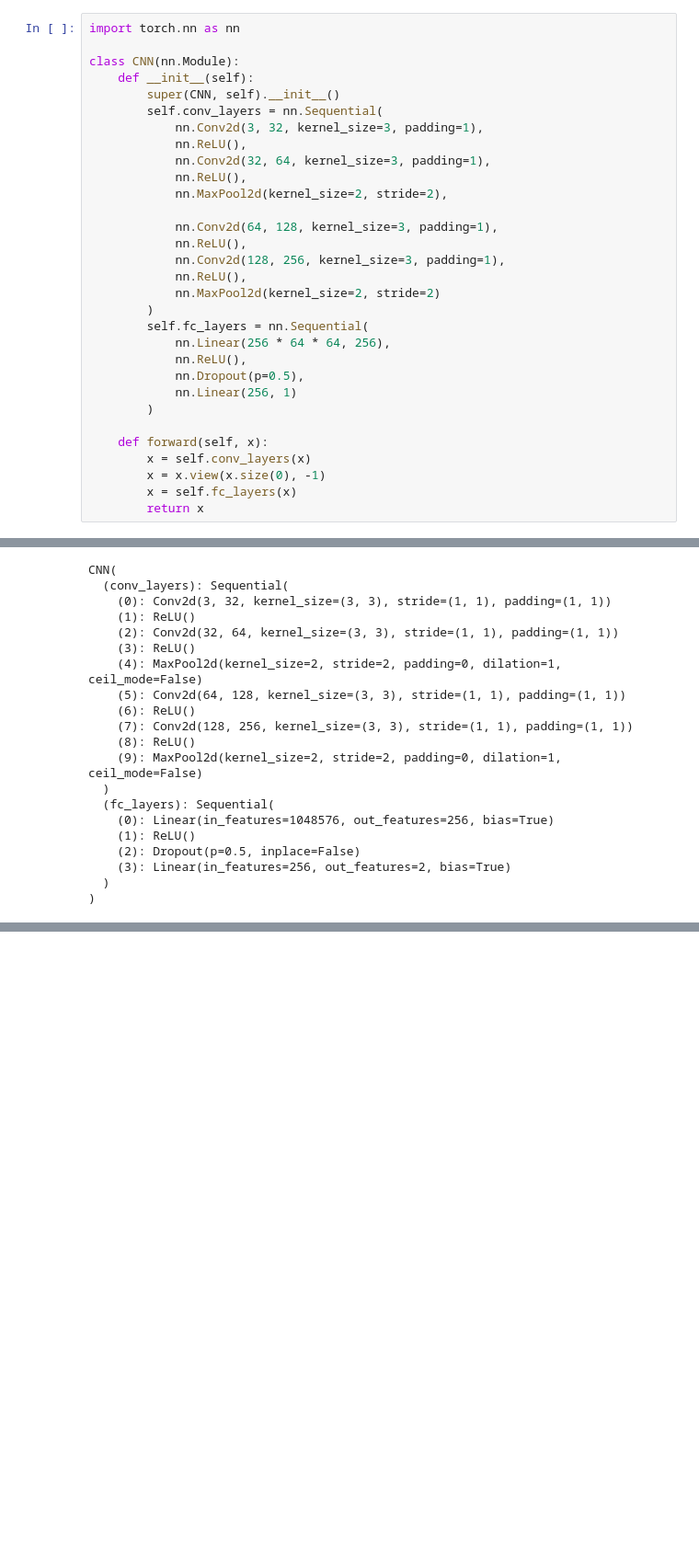
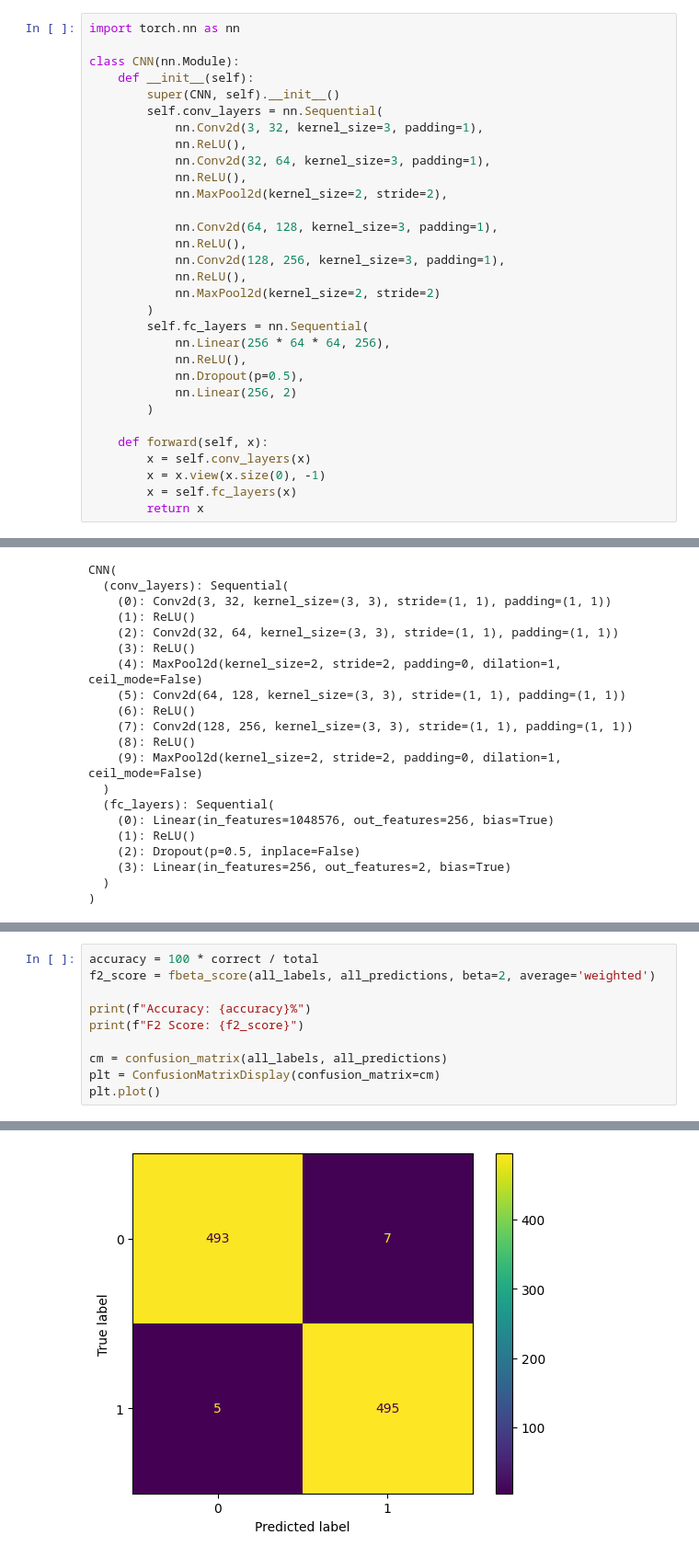
Before and after one commit to condblock/Hollowshade, a Jupyter notebook: train.ipynb, the cells around one changed output, grey strips where cells are left out. Shown at 92% size. Drawn from its saved outputs; the diff is of its cells as text; blank space fills up the shorter version.

```diff
--- a/train.ipynb
+++ b/train.ipynb
@@ -75,7 +75,7 @@ class CNN(nn.Module):
             nn.Linear(256 * 64 * 64, 256),
             nn.ReLU(),
             nn.Dropout(p=0.5),
-            nn.Linear(256, 1)
+            nn.Linear(256, 2)
         )
 
     def forward(self, x):
@@ -167,0 +158,11 @@ plt
+# %%
+accuracy = 100 * correct / total
+f2_score = fbeta_score(all_labels, all_predictions, beta=2, average='weighted')
+
+print(f"Accuracy: {accuracy}%")
+print(f"F2 Score: {f2_score}")
+
+cm = confusion_matrix(all_labels, all_predictions)
+plt = ConfusionMatrixDisplay(confusion_matrix=cm)
+plt.plot()
+# %% [output]
@@ -167,0 +172 @@ plt
+[figure, added]
```
Also changed, not shown: parts of 3 cells of this notebook, 4 other files.
